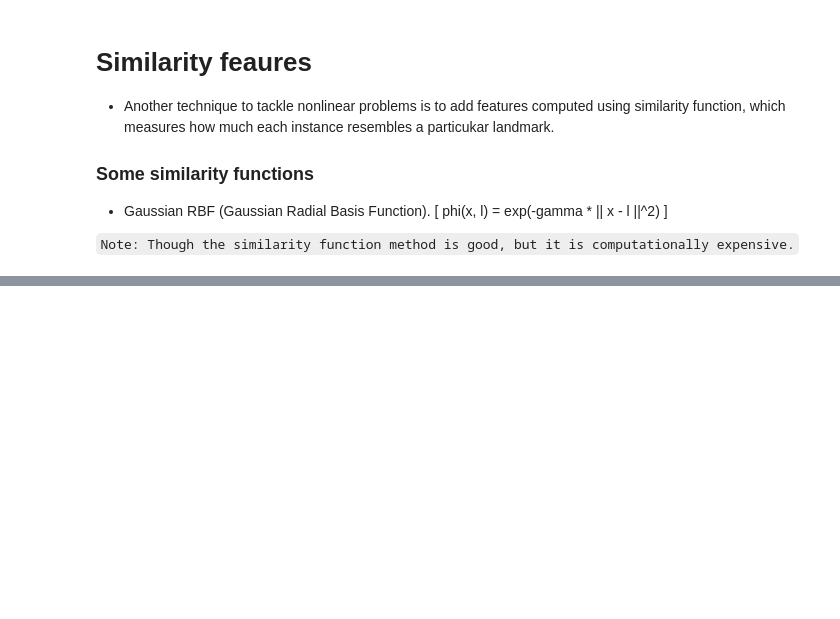
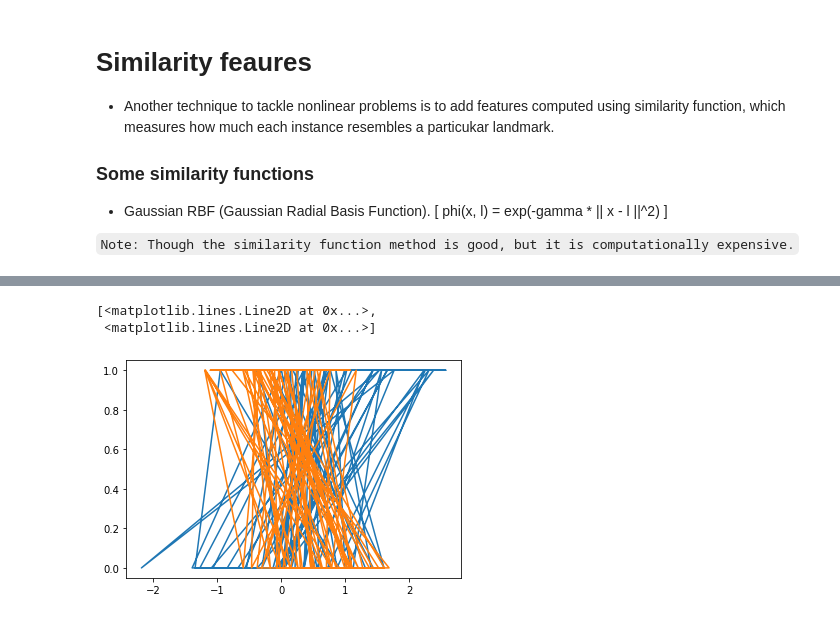
Before and after one commit to artizticamit/orielly-book, a Jupyter notebook: chapter-5(SVM)/svm.ipynb, the cells around one changed output, grey strips where cells are left out. Cells and saved outputs as stored; diff of their text form; code cells hidden in the pictures; blank space fills up the shorter version.

```diff
--- a/chapter-5(SVM)/svm.ipynb
+++ b/chapter-5(SVM)/svm.ipynb
@@ -170,0 +173,6 @@ Pipeline(steps=[('scaler', StandardScaler()),
+# %%
+rbf_kernel_cvm_clf = Pipeline([
+    ("scalar", StandardScaler()),
+    ("svm_clf", SVC(kernel='rbf', gamma=5,C=0.001))
+])
+rbf_kernel_cvm_clf.fit(X,y)
@@ -170,0 +188,11 @@ Pipeline(steps=[('scaler', StandardScaler()),
+# %%
+from sklearn.svm import LinearSVR
+
+svm_reg = LinearSVR(epsilon=1.5)
+svm_reg.fit(X, y);
+# %%
+plt.plot(X, y)
+# %% [output]
+[<matplotlib.lines.Line2D at 0x...>,
+ <matplotlib.lines.Line2D at 0x...>]
+[figure, added]
```
Also changed, not shown: parts of 5 cells of this notebook, 2 other files.
